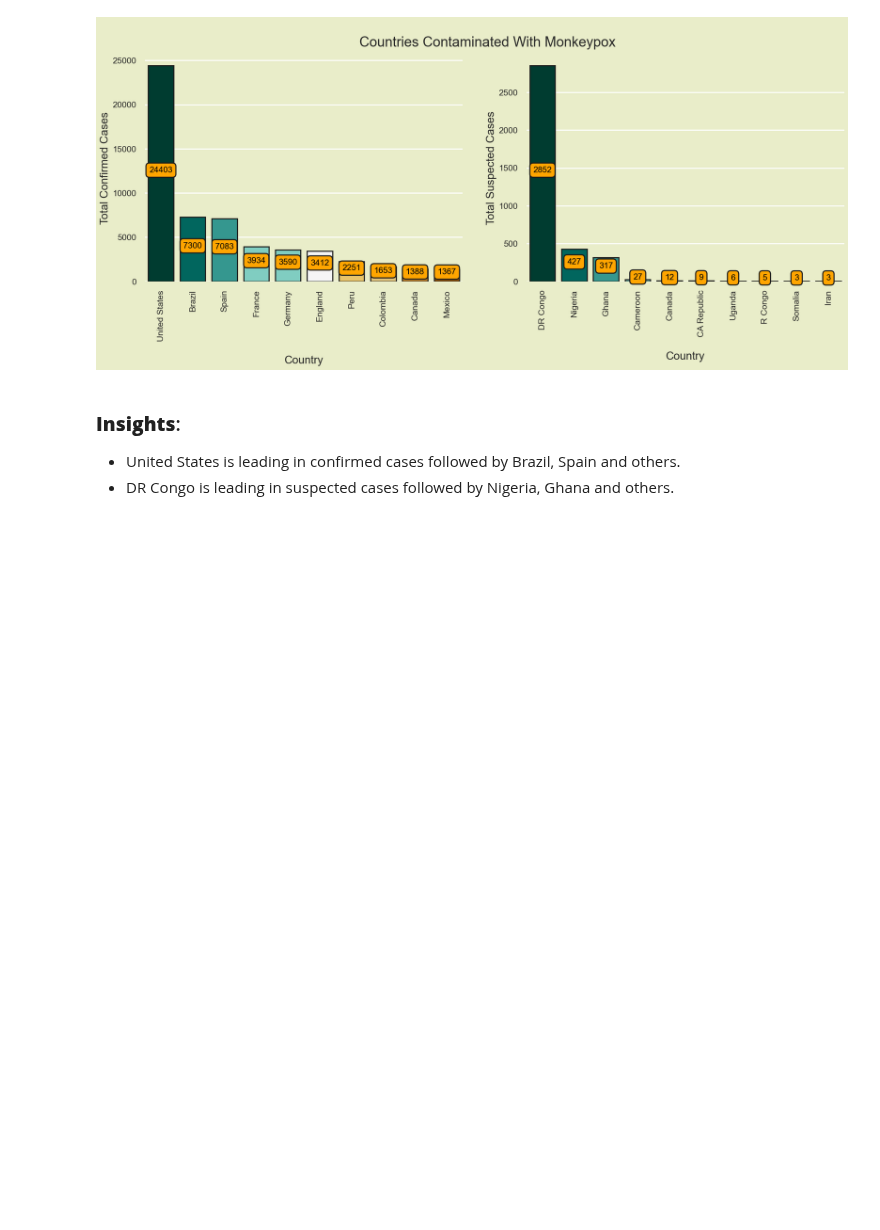
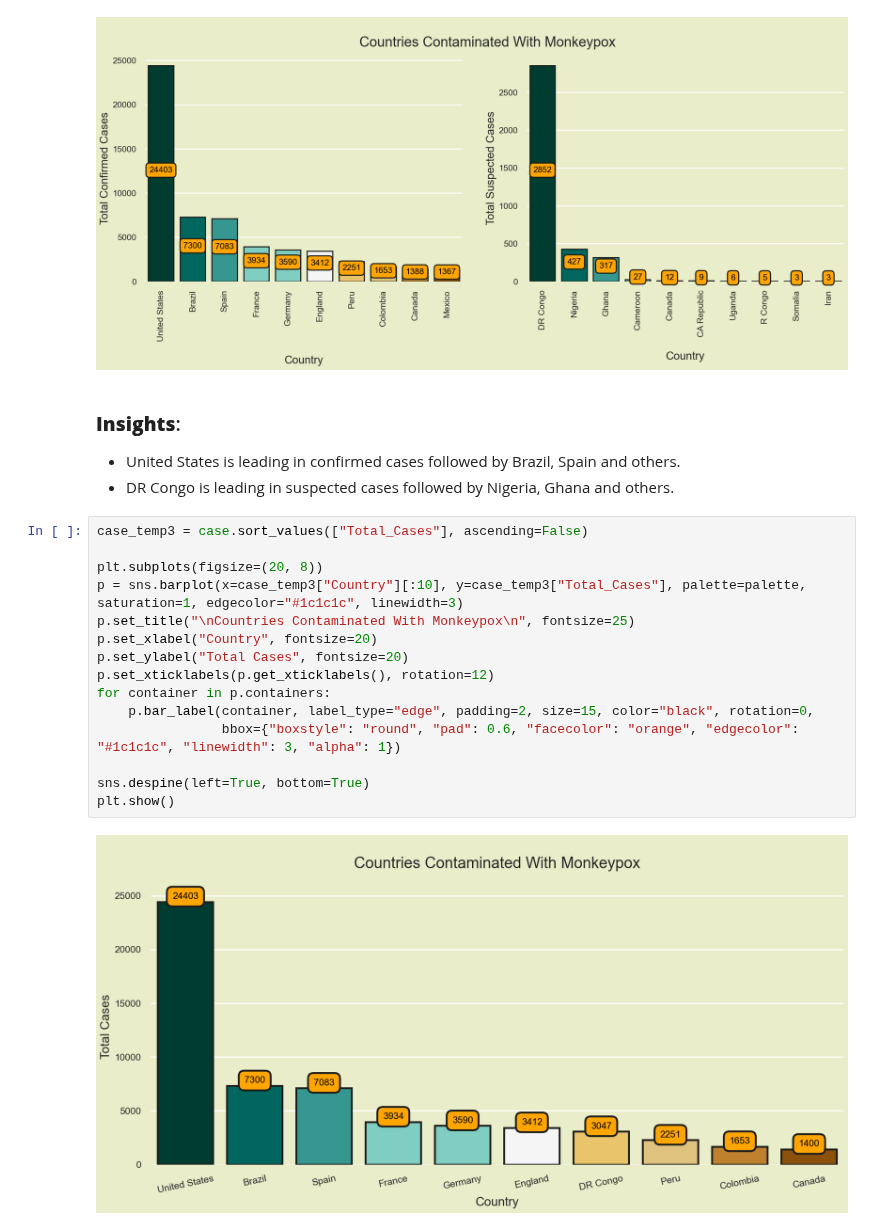
Before and after one commit to noahnoahnoahtran/EDA, a Jupyter notebook: 3_monkeypox/monkeypox_analysis.ipynb, the cells around one changed output. Cells and saved outputs as stored; diff of their text form; blank space fills up the shorter version.

```diff
--- a/3_monkeypox/monkeypox_analysis.ipynb
+++ b/3_monkeypox/monkeypox_analysis.ipynb
@@ -137,3 +137,20 @@ plt.show()
 ### **Insights**:
 - United States is leading in confirmed cases followed by Brazil, Spain and others.
 - DR Congo is leading in suspected cases followed by Nigeria, Ghana and others.
+# %%
+case_temp3 = case.sort_values(["Total_Cases"], ascending=False)
+
+plt.subplots(figsize=(20, 8))
+p = sns.barplot(x=case_temp3["Country"][:10], y=case_temp3["Total_Cases"], palette=palette, saturation=1, edgecolor="#1c1c1c", linewidth=3)
+p.set_title("\nCountries Contaminated With Monkeypox\n", fontsize=25)
+p.set_xlabel("Country", fontsize=20)
+p.set_ylabel("Total Cases", fontsize=20)
+p.set_xticklabels(p.get_xticklabels(), rotation=12)
+for container in p.containers:
+    p.bar_label(container, label_type="edge", padding=2, size=15, color="black", rotation=0,
+                bbox={"boxstyle": "round", "pad": 0.6, "facecolor": "orange", "edgecolor": "#1c1c1c", "linewidth": 3, "alpha": 1})
+
+sns.despine(left=True, bottom=True)
+plt.show()
+# %% [output]
+[figure, added]
```
Also changed, not shown: parts of 5 cells of this notebook.
